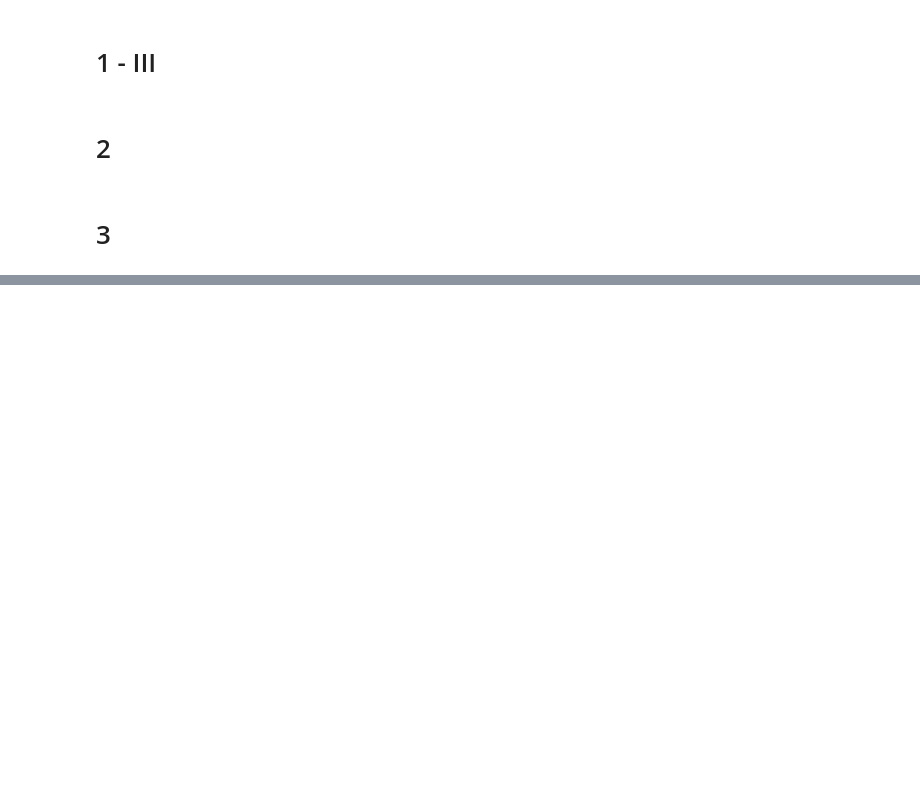
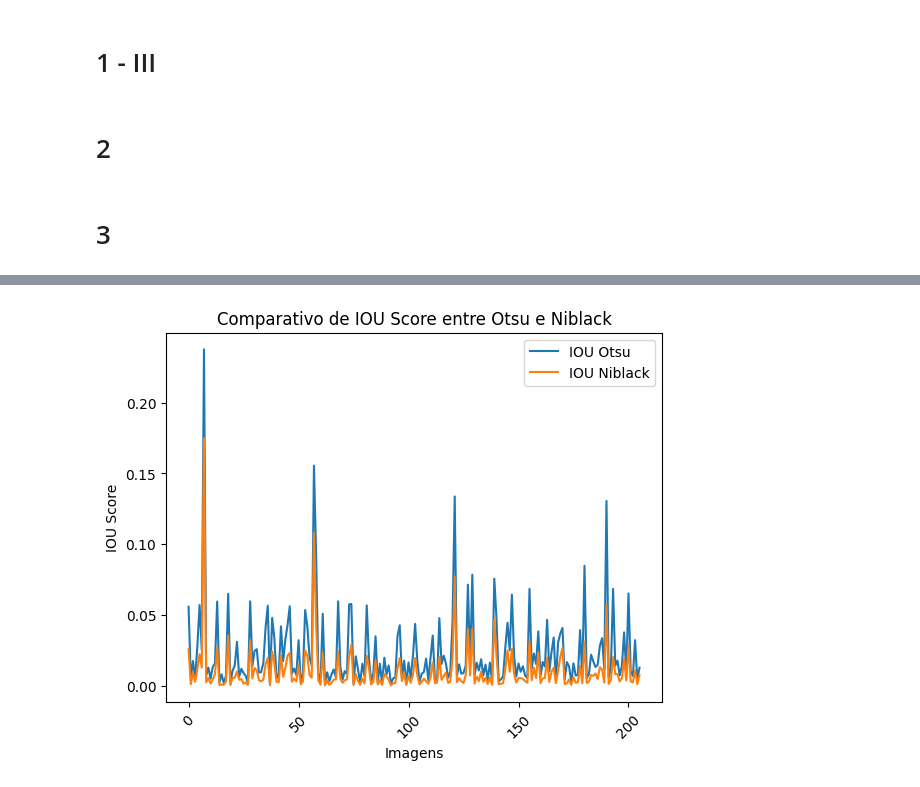
Before and after one commit to mauriciobenjamin700/6_periodo, a Jupyter notebook: CV/Treino/Enviar_6/processamento.ipynb, the cells around one changed output, grey strips where cells are left out. Saved outputs shown, nothing was run; the diff lists cells and outputs as text; code cells hidden in the pictures; blank space fills up the shorter version.

```diff
--- a/CV/Treino/Enviar_6/processamento.ipynb
+++ b/CV/Treino/Enviar_6/processamento.ipynb
@@ -207,0 +220,20 @@ for file in paths:
+# %%
+# Criar um gráfico de linhas comparando 'iou_score_otsu' e 'iou_score_niblack'
+plt.plot(df['iou_score_otsu'], label='IOU Otsu')
+plt.plot(df['iou_score_niblack'], label='IOU Niblack')
+
+# Adicionar rótulos e título ao gráfico
+plt.xlabel('Imagens')
+plt.ylabel('IOU Score')
+plt.title('Comparativo de IOU Score entre Otsu e Niblack')
+
+# Adicionar legenda
+plt.legend()
+
+# Rotacionar os rótulos do eixo x para melhor leitura
+plt.xticks(rotation=45)
+
+# Mostrar o gráfico
+plt.show()
+# %% [output]
+[figure, added]
```
Also changed, not shown: parts of 5 cells of this notebook, 1 other file.
